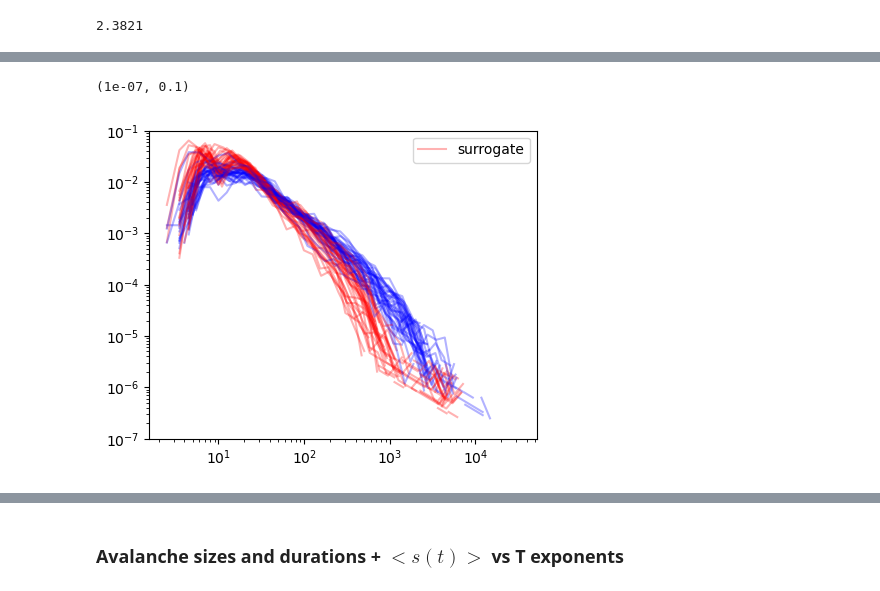
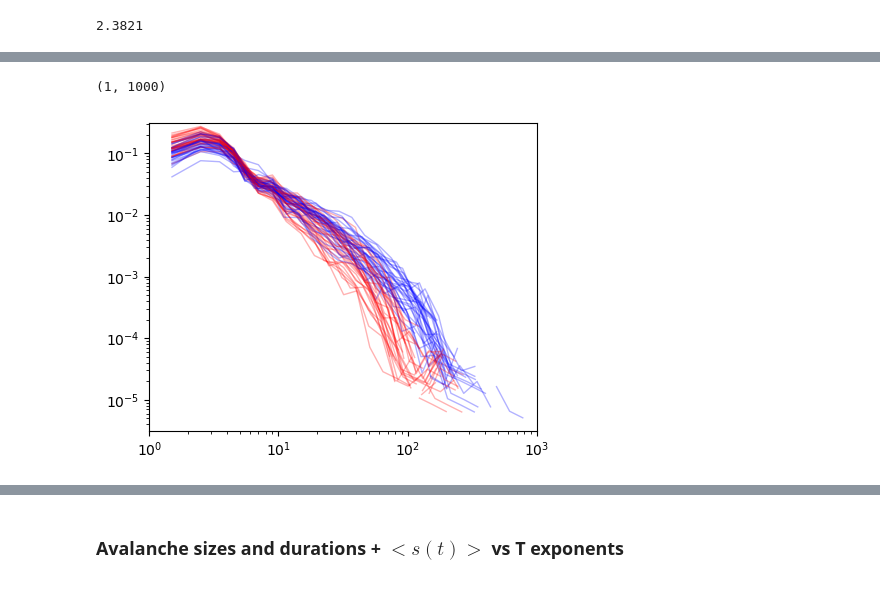
Before and after one commit to benedetta-mariani/EEG-avalanche-analysis, a Jupyter notebook: avalanches eeg with preprocessing-surrogate data.ipynb, the cells around one changed output, grey strips where cells are left out. Cells and saved outputs as stored; diff of their text form; code cells hidden in the pictures.

Commit message:
small updates surrogates

```diff
--- a/avalanches eeg with preprocessing-surrogate data.ipynb
+++ b/avalanches eeg with preprocessing-surrogate data.ipynb
@@ -555,22 +597,28 @@ array([8.75301043e+03, 2.07287139e+03, 1.03819263e+03, 2.02852503e+01,
 # %%
+#thr =  3
 plt.figure(figsize=(5,4))
 pool =[]
 pool_surr =[]
 import powerlaw as pwl
-for g in range(len(surrs)):
+for g in range(len(surrd)):
     if g ==0:
-        pwl.plot_pdf(surrs[g], color ='red', label = 'surrogate', alpha =.3)
-        pwl.plot_pdf(ss[g], color ='blue', alpha = .3)
+        try:
+            pwl.plot_pdf(surrd[g], color ='red', alpha =.3, lw = 1)
+            pwl.plot_pdf(dd[g], color ='blue', alpha = .3,lw = 1)
+        except:
+            continue
     else:
-        pwl.plot_pdf(surrs[g], color ='red',alpha =.3)
-        pwl.plot_pdf(ss[g], color ='blue', alpha =.3)
+        try:
+            pwl.plot_pdf(surrd[g], color ='red',alpha =.3,lw = 1)
+            pwl.plot_pdf(dd[g], color ='blue', alpha =.3,lw = 1)
+        except:
+            continue
 
-    pool += ss[g]
-    pool_surr += surrs[g]
+    pool += dd[g]
+    pool_surr += surrd[g]
 
-plt.legend();
-
-plt.ylim(10**-7,10**-1)
+plt.ylim(10**-5.5,10**-0.5)
+plt.xlim(10**-0,10**3)
 # %% [output]
-(1e-07, 0.1)
+(1, 1000)
-[figure, old version]
+[figure, new version]
```
Also changed, not shown: parts of 27 cells of this notebook.
